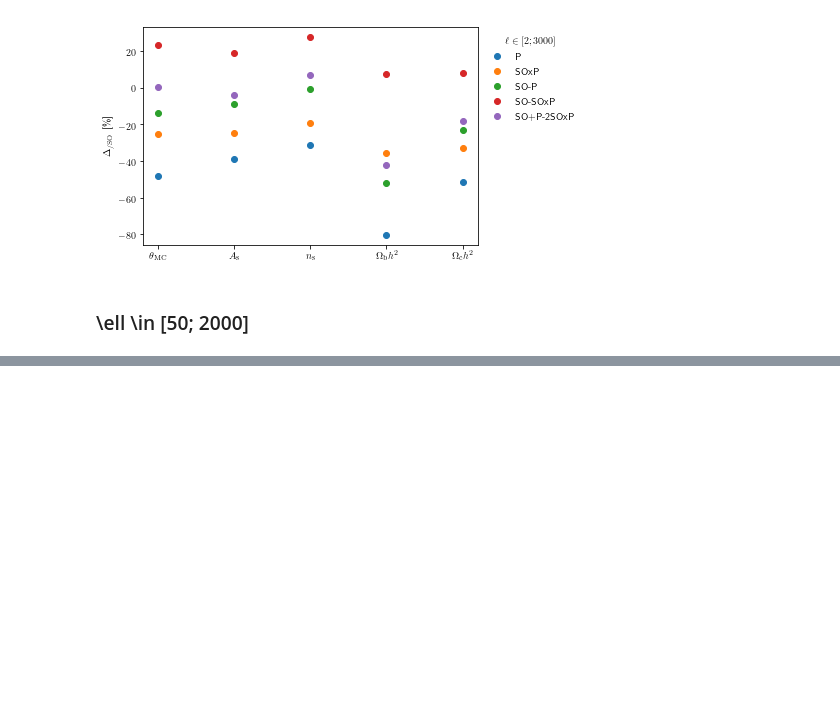
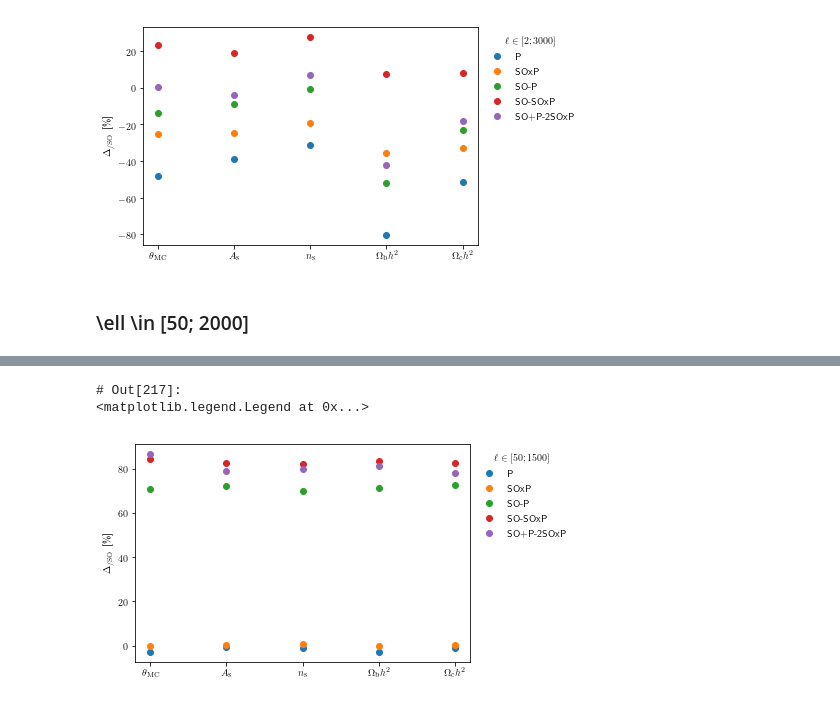
Before and after one commit to xgarrido/beyondCV, a Jupyter notebook: notebooks/beyondCV_analysis.ipynb, the cells around one changed output, grey strips where cells are left out. Saved outputs shown, nothing was run; the diff lists cells and outputs as text; code cells hidden in the pictures; blank space fills up the shorter version.

```diff
--- a/notebooks/beyondCV_analysis.ipynb
+++ b/notebooks/beyondCV_analysis.ipynb
@@ -400,0 +388,30 @@ plt.legend(loc="upper left", title=r"$\ell\in[50; 2000]$", bbox_to_anchor=(1,1))
+# %%
+lines = [[r"$\mu$(SOxSO)"], [r"$\mu$(SOxP)"], [r"$\mu$(PxP)"],
+         [r"$\sigma$(SOxSO)"], [r"$\sigma$(SOxP)"], [r"$\sigma$(PxP)"],
+         [r"$\sigma$(SOxSO - PxP)"], [r"$\sigma$(SOxSO - SOxP)"], [r"$\sigma$(SOxSO + PxP - 2 SOxP)"]]
+std_SO, std_SOxP, std_P = np.std(params_SO, axis=0), np.std(params_SOxP, axis=0), np.std(params_P, axis=0)
+std_SOmP = np.std(params_SO-params_P, axis=0)
+std_SOmSOxP = np.std(params_SO-params_SOxP, axis=0)
+std_SOpPm2SOxP = np.std(params_SO + params_P - 2*params_SOxP, axis=0)
+table = np.stack([np.mean(params_SO, axis=0),
+                  np.mean(params_SOxP, axis=0),
+                  np.mean(params_P, axis=0),
+                  std_SO, std_SOxP, std_P,
+                  std_SOmP, std_SOmSOxP, std_SOpPm2SOxP
+])
+table = np.append(lines, table, axis=1)
+display(HTML(tabulate.tabulate(table, headers=labels, tablefmt="html")))
+# %%
+x = np.arange(5)
+plt.plot(x, 100*(1-std_P/std_SO)[:-1], "o", label="P")
+plt.plot(x, 100*(1-std_SOxP/std_SO)[:-1], "o", label="SOxP")
+plt.plot(x, 100*(1-std_SOmP/std_SO)[:-1], "o", label="SO-P")
+plt.plot(x, 100*(1-std_SOmSOxP/std_SO)[:-1], "o", label="SO-SOxP")
+plt.plot(x, 100*(1-std_SOpPm2SOxP/std_SO)[:-1], "o", label="SO+P-2SOxP")
+plt.ylabel(r"$\Delta_{\mathrm{/SO}}$ [\%]")
+plt.xticks(x, labels[:-1])
+plt.legend(loc="upper left", title=r"$\ell\in[50; 1500]$", bbox_to_anchor=(1,1))
+# %% [output]
+# Out[217]:
+<matplotlib.legend.Legend at 0x...>
+[figure, added]
```
Also changed, not shown: parts of 23 cells of this notebook, 1 other file.
